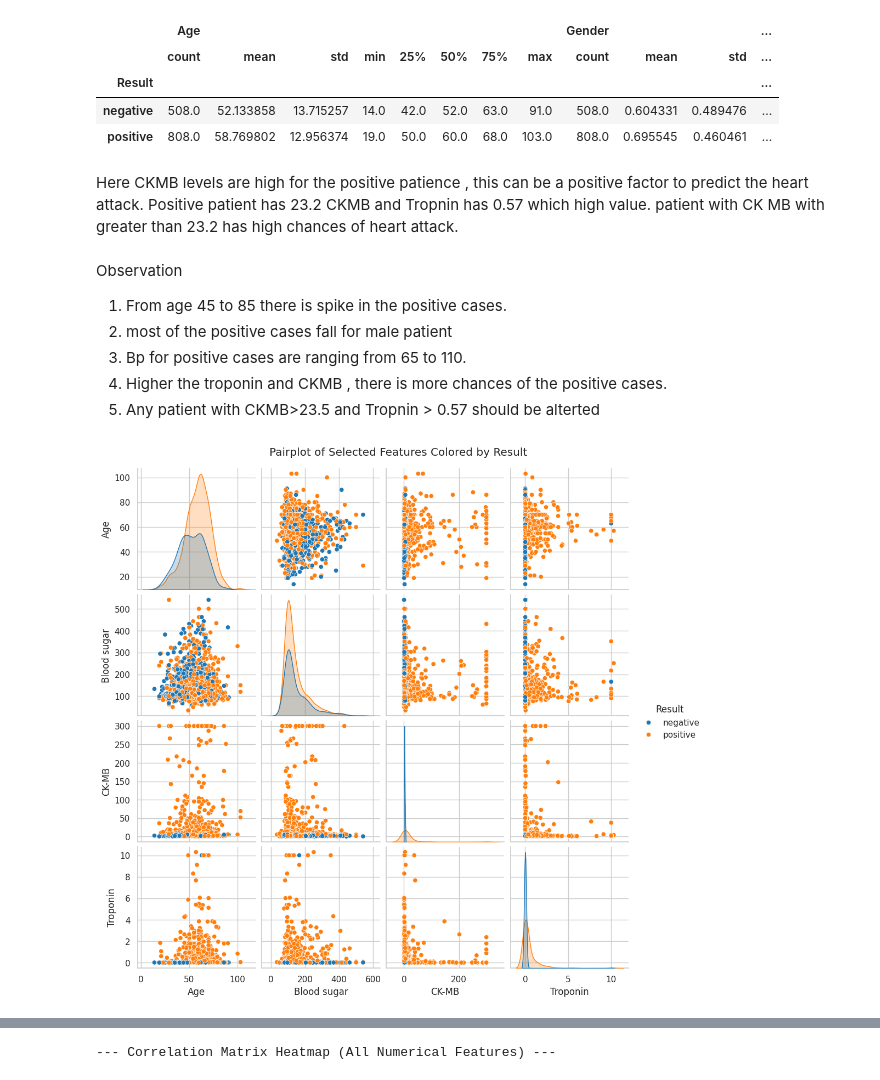
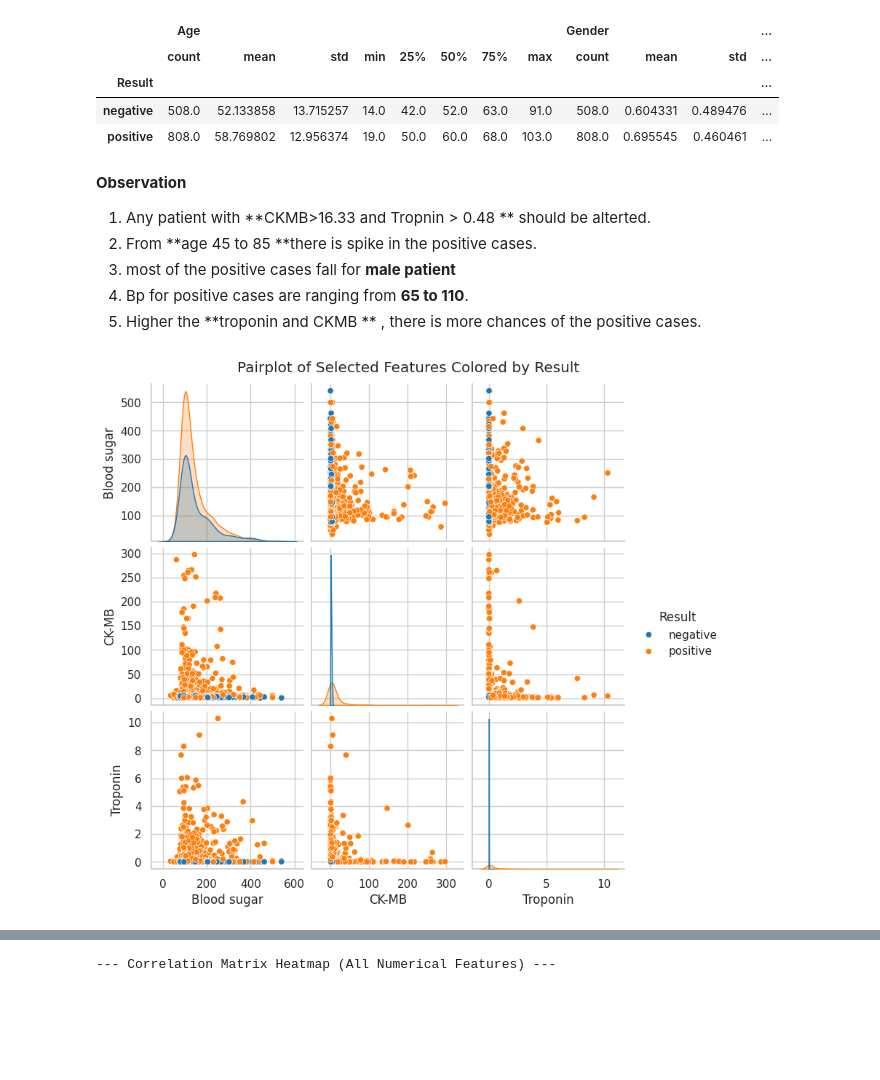
Before and after one commit to Madhulik123/Data-Analysis-project, a Jupyter notebook: Copy_of_heart.ipynb, the cells around one changed output, grey strips where cells are left out. Drawn from its saved outputs; the diff is of its cells as text; code cells hidden in the pictures; blank space fills up the shorter version.

```diff
--- a/Copy_of_heart.ipynb
+++ b/Copy_of_heart.ipynb
@@ -212,35 +205,0 @@ Data Insights
-# %%
-print("\n--- Handling Data Quality Issues ---")
-
-# 1. Remove physiologically impossible values
-# Define extreme values to remove
-invalid_values = {
-    'Age': 1111,
-    'Heart rate': 1111
-}
-
-for col, invalid_val in invalid_values.items():
-    before_rows = df.shape[0]
-    df = df[df[col] != invalid_val]
-    removed = before_rows - df.shape[0]
-    print(f"Removed {removed} rows with '{col}' = {invalid_val}.")
-
-# 2. Flag potential capped values (e.g., placeholders like 300 or 10)
-# These are not removed, just flagged for awareness/modeling
-capped_flags = {
-    'CK-MB': 300,
-    'Troponin': 10
-}
-
-for col, cap_val in capped_flags.items():
-    flag_col = f"{col.replace('-', '_')}_Capped_Flag"
-    df[flag_col] = (df[col] == cap_val).astype(int)
-    print(f"Created '{flag_col}' for {col} values equal to {cap_val}.")
-
-# 3. Gender column notice
-print("Note: 'Gender' column uses 0 and 1. Assume a mapping (e.g., 0=Female, 1=Male) and document it.")
-
-# Final output
-print(f"\nFinal shape after data quality handling: {df.shape}")
-print("First 5 rows of the cleaned DataFrame:")
-print(df.head())
@@ -286,24 +354,22 @@ df.groupby('Result').describe()
 | Result |  |  |  |  |  |  |  |  |  |  |  | ... |
 | negative | 508.0 | 52.133858 | 13.715257 | 14.0 | 42.0 | 52.0 | 63.0 | 91.0 | 508.0 | 0.604331 | 0.489476 | ... |
 | positive | 808.0 | 58.769802 | 12.956374 | 19.0 | 50.0 | 60.0 | 68.0 | 103.0 | 808.0 | 0.695545 | 0.460461 | ... |
-# %% [markdown]
-Here CKMB levels are high for the positive patience , this can be a positive factor to predict the heart attack. Positive patient has 23.2 CKMB and Tropnin has 0.57 which high value. patient with CK MB with greater than 23.2 has high chances of heart attack.
 # %% [markdown]
-Observation
-1) From age 45 to 85 there is spike in the positive cases.
-2) most of the positive cases fall for male patient
-3) Bp for positive cases are ranging from 65 to 110.
-4) Higher the troponin and CKMB , there is more chances of the positive cases.
-5) Any patient with CKMB>23.5 and Tropnin > 0.57 should be alterted
+**Observation**
+1. Any patient with  **CKMB>16.33 and Tropnin > 0.48 ** should be alterted.
+2. From **age 45 to 85 **there is spike in the positive cases.
+3. most of the positive cases fall for **male patient**
+4. Bp for positive cases are ranging from **65 to 110**.
+5. Higher the **troponin and CKMB ** , there is more chances of the positive cases.
 # %%
-
+#Corelation between multiple features using pairplot
 # Select variables of interest
-features = ['Age', 'Blood sugar', 'CK-MB', 'Troponin', 'Result']
+features = ['Blood sugar', 'CK-MB', 'Troponin', 'Result']
 
 # Generate pairplot
 sns.pairplot(data=df[features], hue='Result', palette=['#1f77b4', '#ff7f0e'],diag_kind='kde')
 plt.suptitle('Pairplot of Selected Features Colored by Result', y=1.02)
 plt.show()
 # %% [output]
-[figure, old version]
+[figure, new version]
 # %% [markdown]
```
Also changed, not shown: parts of 26 cells of this notebook.
